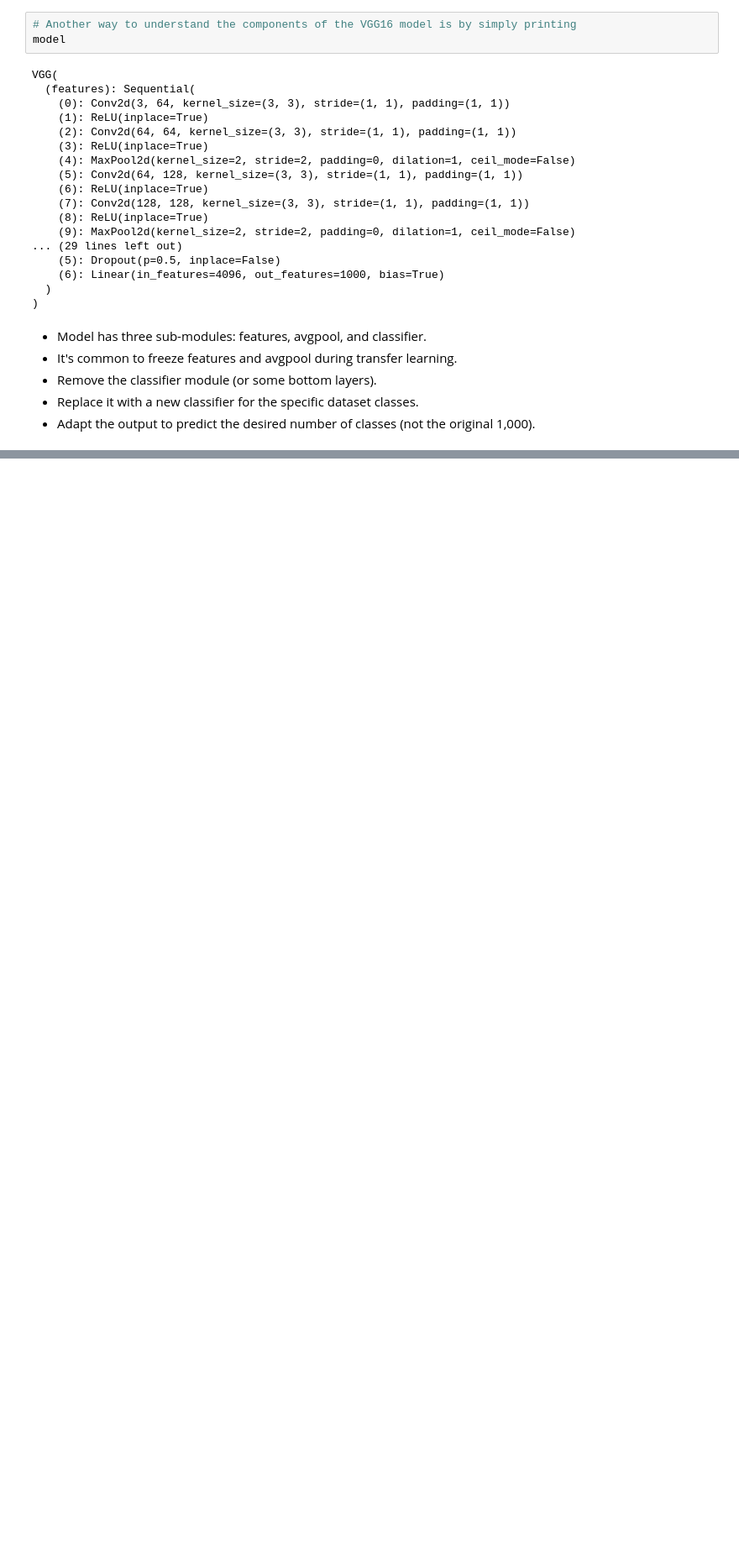
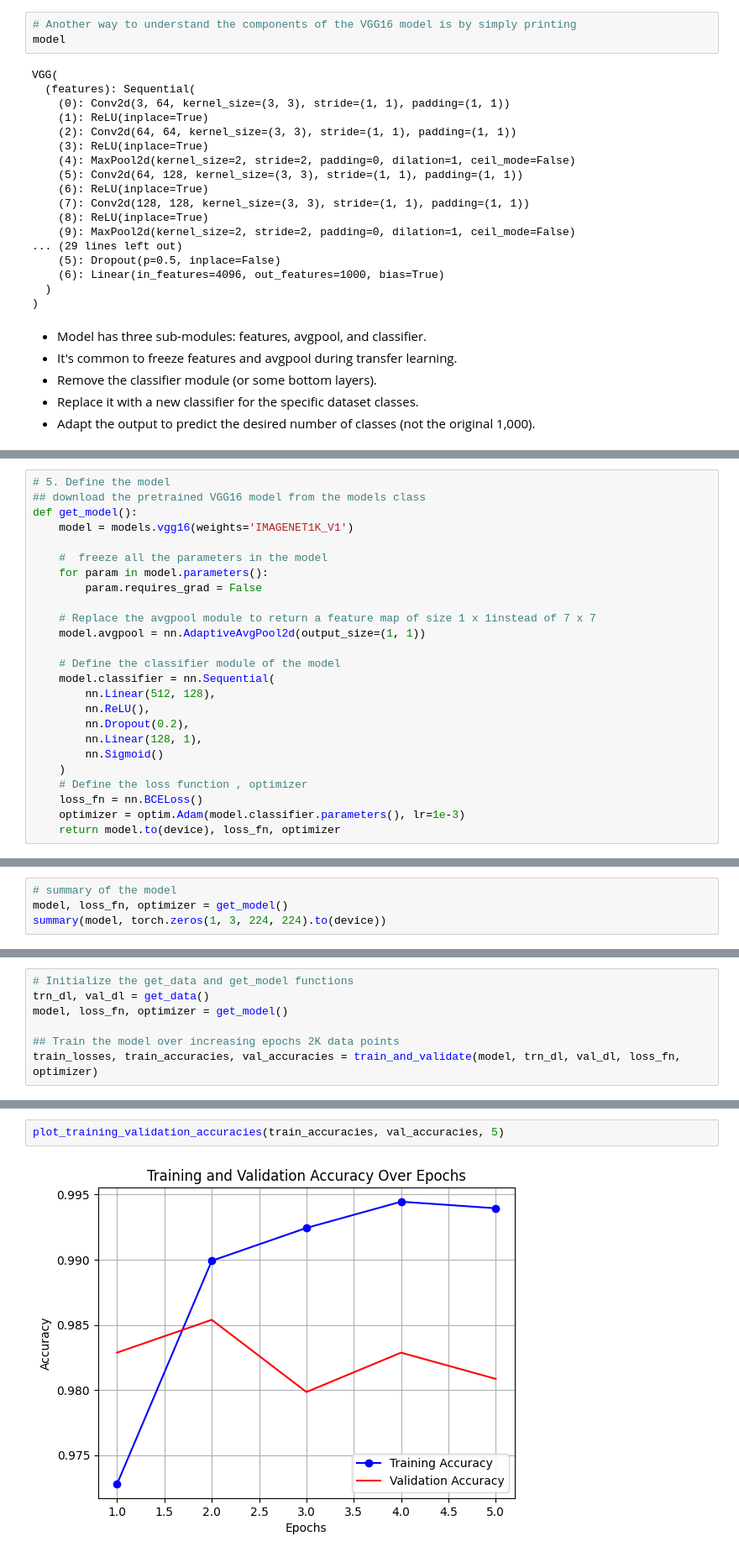
Before and after one commit to Elbhnasy/Modern-Computer-Vision-with-PyTorch-Summary, a Jupyter notebook: Chapter05/ch5.ipynb, the cells around one changed output, grey strips where cells are left out. Shown at 84% size. Drawn from its saved outputs; the diff is of its cells as text; blank space fills up the shorter version.

```diff
--- a/Chapter05/ch5.ipynb
+++ b/Chapter05/ch5.ipynb
@@ -131,0 +220,25 @@ VGG(
+# %%
+# 5. Define the model
+## download the pretrained VGG16 model from the models class
+def get_model():
+    model = models.vgg16(weights='IMAGENET1K_V1')
+
+    #  freeze all the parameters in the model
+    for param in model.parameters():
+        param.requires_grad = False
+
+    # Replace the avgpool module to return a feature map of size 1 x 1instead of 7 x 7
+    model.avgpool = nn.AdaptiveAvgPool2d(output_size=(1, 1))
+
+    # Define the classifier module of the model
+    model.classifier = nn.Sequential(
+        nn.Linear(512, 128),
+        nn.ReLU(),
+        nn.Dropout(0.2),
+        nn.Linear(128, 1),
+        nn.Sigmoid()
+    )
+    # Define the loss function , optimizer
+    loss_fn = nn.BCELoss()
+    optimizer = optim.Adam(model.classifier.parameters(), lr=1e-3)
+    return model.to(device), loss_fn, optimizer
@@ -131,0 +261,4 @@ VGG(
+# %%
+# summary of the model
+model, loss_fn, optimizer = get_model()
+summary(model, torch.zeros(1, 3, 224, 224).to(device))
@@ -131,0 +435,7 @@ VGG(
+# %%
+# Initialize the get_data and get_model functions
+trn_dl, val_dl = get_data()
+model, loss_fn, optimizer = get_model()
+
+## Train the model over increasing epochs 2K data points
+train_losses, train_accuracies, val_accuracies = train_and_validate(model, trn_dl, val_dl, loss_fn, optimizer)
@@ -131,0 +453,4 @@ VGG(
+# %%
+plot_training_validation_accuracies(train_accuracies, val_accuracies, 5)
+# %% [output]
+[figure, added]
```
Also changed, not shown: parts of 11 cells of this notebook.
